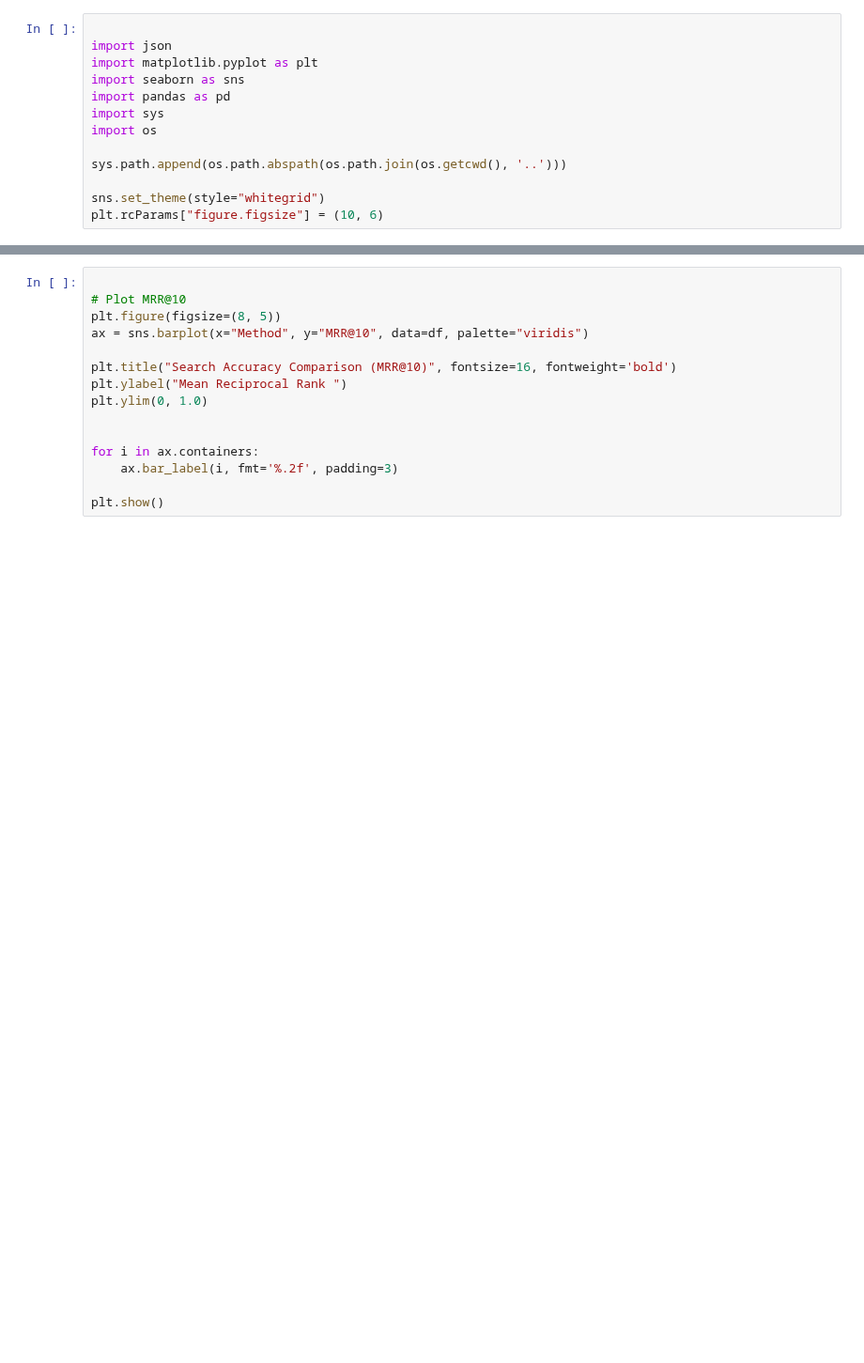
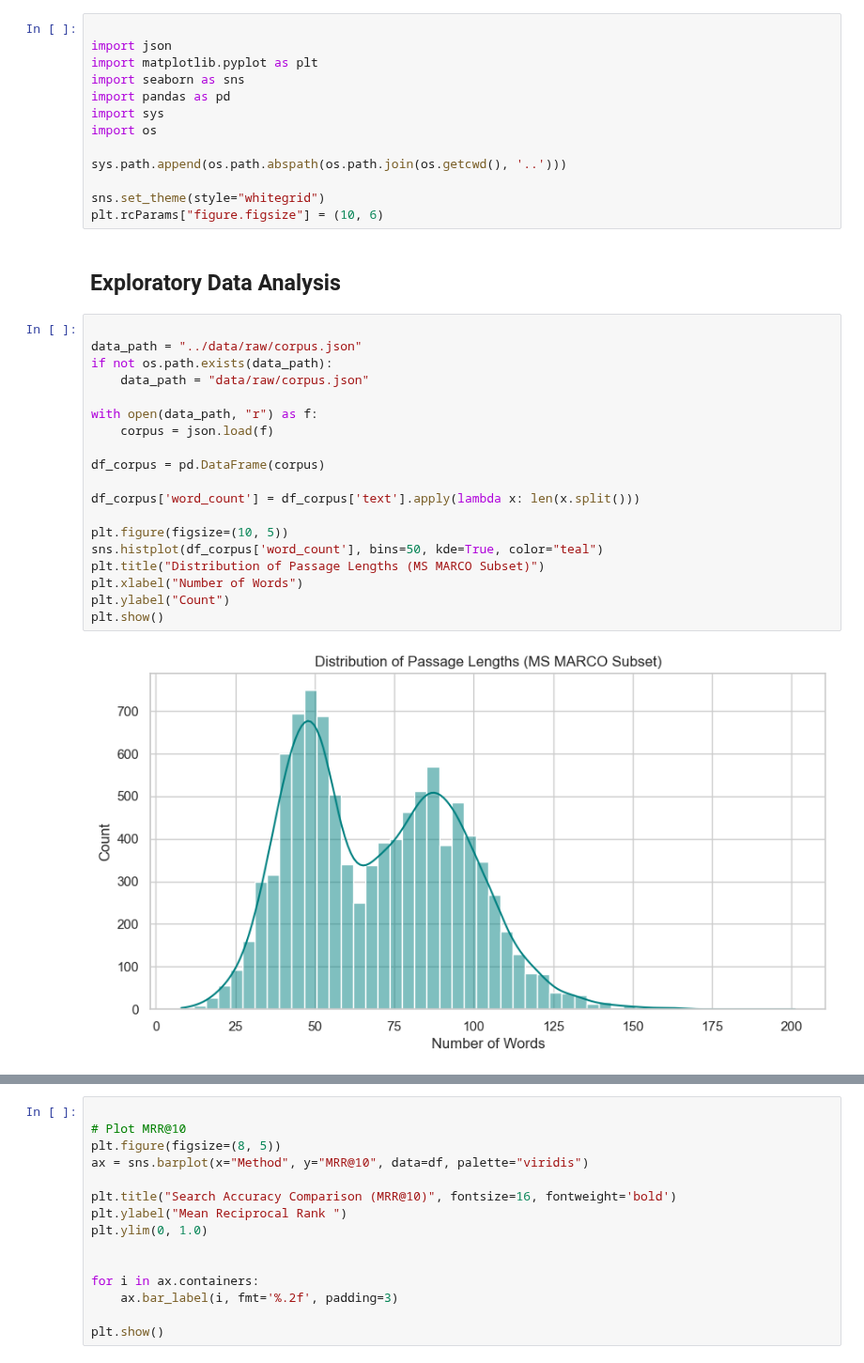
Before and after one commit to ALI-AL-MARJANI/Neural-Rerank-Engine, a Jupyter notebook: notebooks/demo.ipynb, the cells around one changed output, grey strips where cells are left out. Shown at 94% size. Cells and saved outputs as stored; diff of their text form; blank space fills up the shorter version.

```diff
--- a/notebooks/demo.ipynb
+++ b/notebooks/demo.ipynb
@@ -21,3 +21,26 @@ sys.path.append(os.path.abspath(os.path.join(os.getcwd(), '..')))
 
 sns.set_theme(style="whitegrid")
 plt.rcParams["figure.figsize"] = (10, 6)
+# %% [markdown]
+## Exploratory Data Analysis
+# %%
+
+data_path = "../data/raw/corpus.json"
+if not os.path.exists(data_path):
+    data_path = "data/raw/corpus.json"
+
+with open(data_path, "r") as f:
+    corpus = json.load(f)
+
+df_corpus = pd.DataFrame(corpus)
+
+df_corpus['word_count'] = df_corpus['text'].apply(lambda x: len(x.split()))
+
+plt.figure(figsize=(10, 5))
+sns.histplot(df_corpus['word_count'], bins=50, kde=True, color="teal")
+plt.title("Distribution of Passage Lengths (MS MARCO Subset)")
+plt.xlabel("Number of Words")
+plt.ylabel("Count")
+plt.show()
+# %% [output]
+[figure, added]
```
Also changed, not shown: parts of 4 cells of this notebook.
